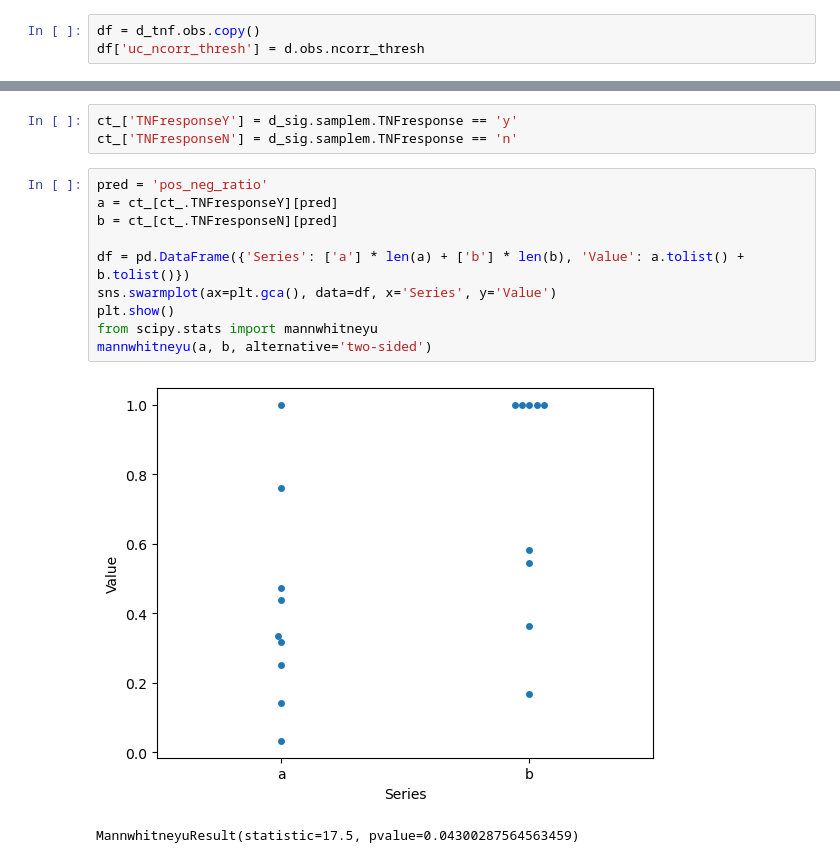
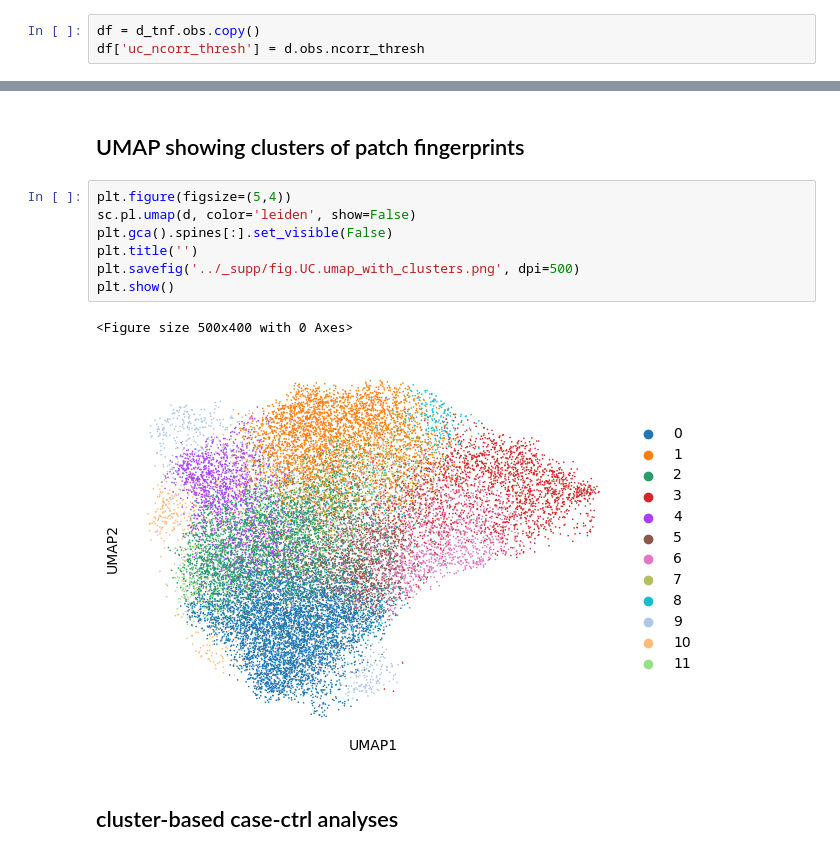
Before and after one commit to yakirr/vimapaper, a Jupyter notebook: UC/UC.3.makefigs.ipynb, the cells around one changed output, grey strips where cells are left out. Saved outputs shown, nothing was run; the diff lists cells and outputs as text.

```diff
--- a/UC/UC.3.makefigs.ipynb
+++ b/UC/UC.3.makefigs.ipynb
@@ -430,16 +425,14 @@ mannwhitneyu(a, b, alternative='two-sided')
-# %%
-ct_['TNFresponseY'] = d_sig.samplem.TNFresponse == 'y'
-ct_['TNFresponseN'] = d_sig.samplem.TNFresponse == 'n'
-# %%
-pred = 'pos_neg_ratio'
-a = ct_[ct_.TNFresponseY][pred]
-b = ct_[ct_.TNFresponseN][pred]
-
-df = pd.DataFrame({'Series': ['a'] * len(a) + ['b'] * len(b), 'Value': a.tolist() + b.tolist()})
-sns.swarmplot(ax=plt.gca(), data=df, x='Series', y='Value')
-plt.show()
-from scipy.stats import mannwhitneyu
-mannwhitneyu(a, b, alternative='two-sided')
-# %% [output]
-[figure, removed]
-MannwhitneyuResult(statistic=17.5, pvalue=0.04300287564563459)
+# %% [markdown]
+## UMAP showing clusters of patch fingerprints
+# %%
+plt.figure(figsize=(5,4))
+sc.pl.umap(d, color='leiden', show=False)
+plt.gca().spines[:].set_visible(False)
+plt.title('')
+plt.savefig('../_supp/fig.UC.umap_with_clusters.png', dpi=500)
+plt.show()
+# %% [output]
+<Figure size 500x400 with 0 Axes>
+[figure, added]
+# %% [markdown]
+## cluster-based case-ctrl analyses
```
Also changed, not shown: parts of 10 cells of this notebook, 11 other files.
